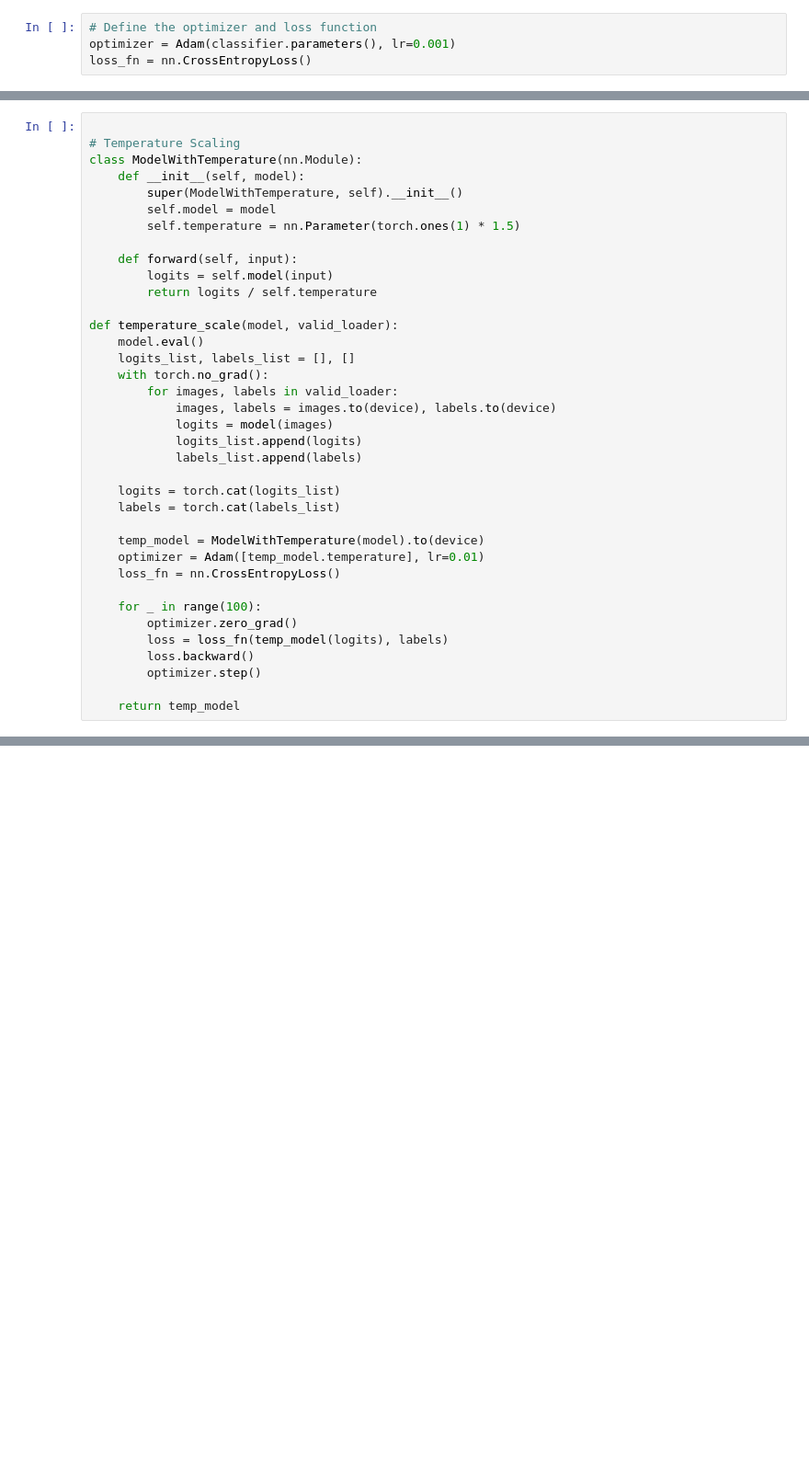
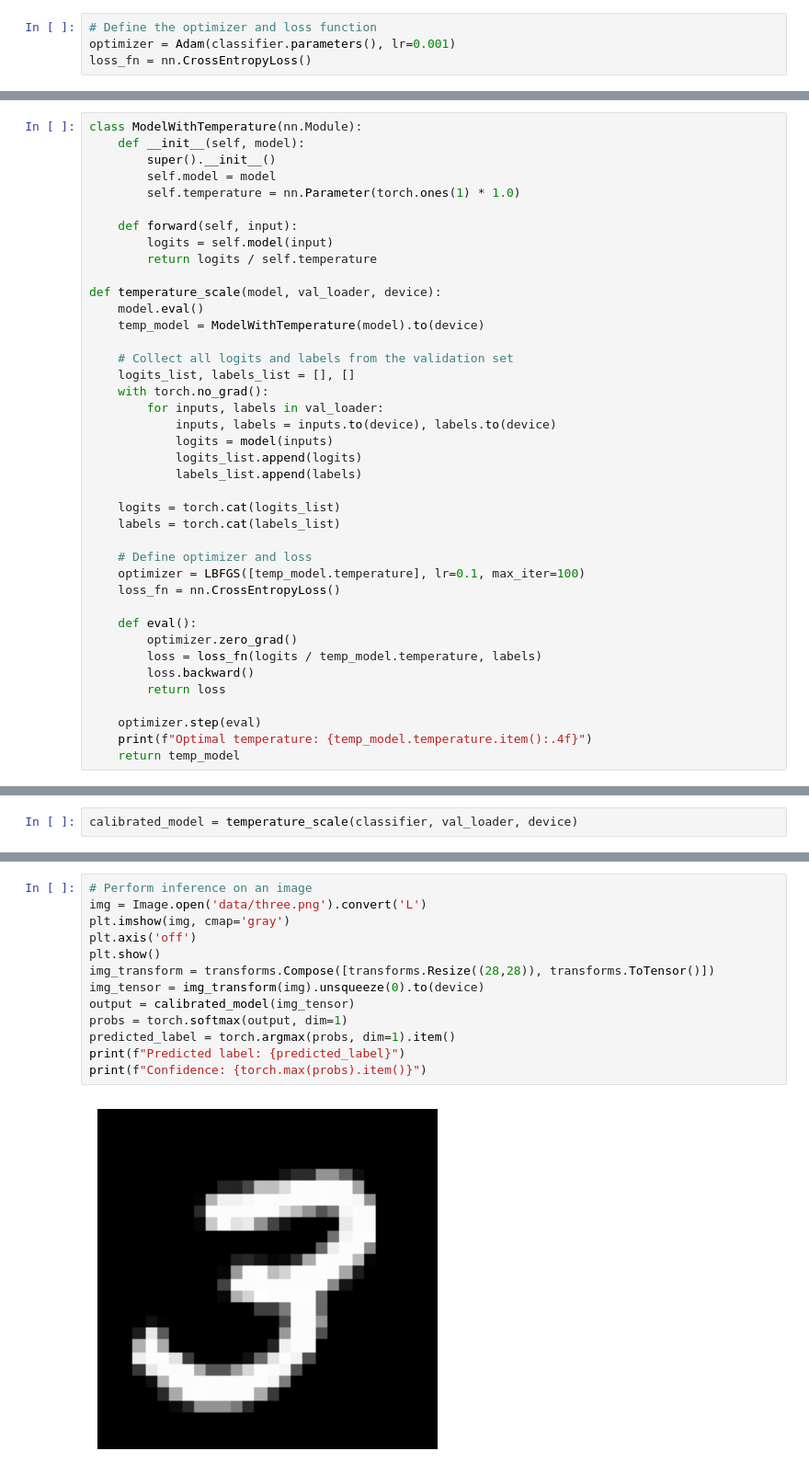
Before and after one commit to ELLIS-Jena-Summer-School/uncertainty, a Jupyter notebook: 1-mnist-uncertainty.ipynb, the cells around one changed output, grey strips where cells are left out. Shown: that part at 92% size. Saved outputs shown, nothing was run; the diff lists cells and outputs as text; blank space fills up the shorter version.

```diff
--- a/1-mnist-uncertainty.ipynb
+++ b/1-mnist-uncertainty.ipynb
@@ -107,37 +202,40 @@ Confidence: 0.9874882698059082
 # %%
-
-# Temperature Scaling
 class ModelWithTemperature(nn.Module):
     def __init__(self, model):
-        super(ModelWithTemperature, self).__init__()
+        super().__init__()
         self.model = model
-        self.temperature = nn.Parameter(torch.ones(1) * 1.5)
+        self.temperature = nn.Parameter(torch.ones(1) * 1.0)
 
     def forward(self, input):
         logits = self.model(input)
         return logits / self.temperature
 
-def temperature_scale(model, valid_loader):
+def temperature_scale(model, val_loader, device):
     model.eval()
+    temp_model = ModelWithTemperature(model).to(device)
+
+    # Collect all logits and labels from the validation set
     logits_list, labels_list = [], []
     with torch.no_grad():
-        for images, labels in valid_loader:
-            images, labels = images.to(device), labels.to(device)
-            logits = model(images)
+        for inputs, labels in val_loader:
+            inputs, labels = inputs.to(device), labels.to(device)
+            logits = model(inputs)
             logits_list.append(logits)
             labels_list.append(labels)
 
     logits = torch.cat(logits_list)
     labels = torch.cat(labels_list)
 
-    temp_model = ModelWithTemperature(model).to(device)
-    optimizer = Adam([temp_model.temperature], lr=0.01)
+    # Define optimizer and loss
+    optimizer = LBFGS([temp_model.temperature], lr=0.1, max_iter=100)
     loss_fn = nn.CrossEntropyLoss()
 
-    for _ in range(100):
+    def eval():
         optimizer.zero_grad()
-        loss = loss_fn(temp_model(logits), labels)
+        loss = loss_fn(logits / temp_model.temperature, labels)
         loss.backward()
-        optimizer.step()
+        return loss
 
+    optimizer.step(eval)
+    print(f"Optimal temperature: {temp_model.temperature.item():.4f}")
     return temp_model
@@ -164,0 +242,2 @@ def mc_dropout_predict(model, data_loader, n_iter=20):
+# %%
+calibrated_model = temperature_scale(classifier, val_loader, device)
@@ -164,0 +284,15 @@ def mc_dropout_predict(model, data_loader, n_iter=20):
+# %%
+# Perform inference on an image
+img = Image.open('data/three.png').convert('L')
+plt.imshow(img, cmap='gray')
+plt.axis('off')
+plt.show()
+img_transform = transforms.Compose([transforms.Resize((28,28)), transforms.ToTensor()])
+img_tensor = img_transform(img).unsqueeze(0).to(device)
+output = calibrated_model(img_tensor)
+probs = torch.softmax(output, dim=1)
+predicted_label = torch.argmax(probs, dim=1).item()
+print(f"Predicted label: {predicted_label}")
+print(f"Confidence: {torch.max(probs).item()}")
+# %% [output]
+[figure, added]
```
Also changed, not shown: parts of 46 cells of this notebook, 15 other files.
